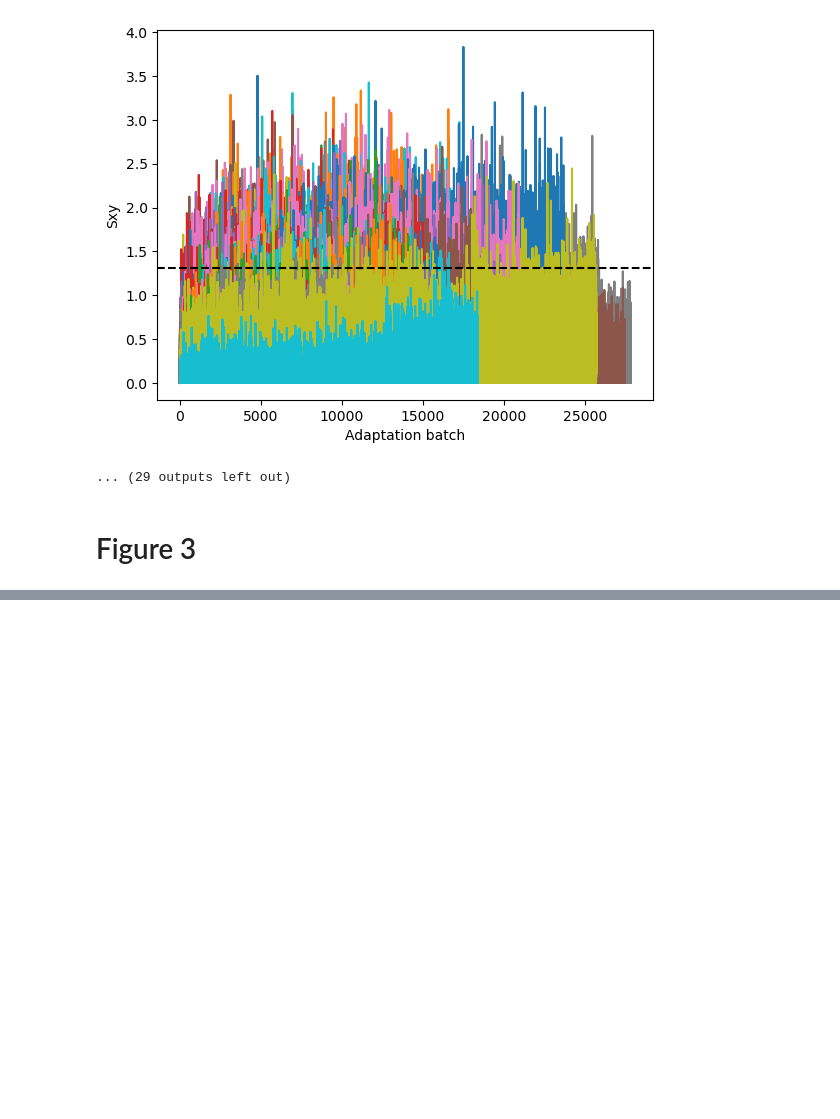
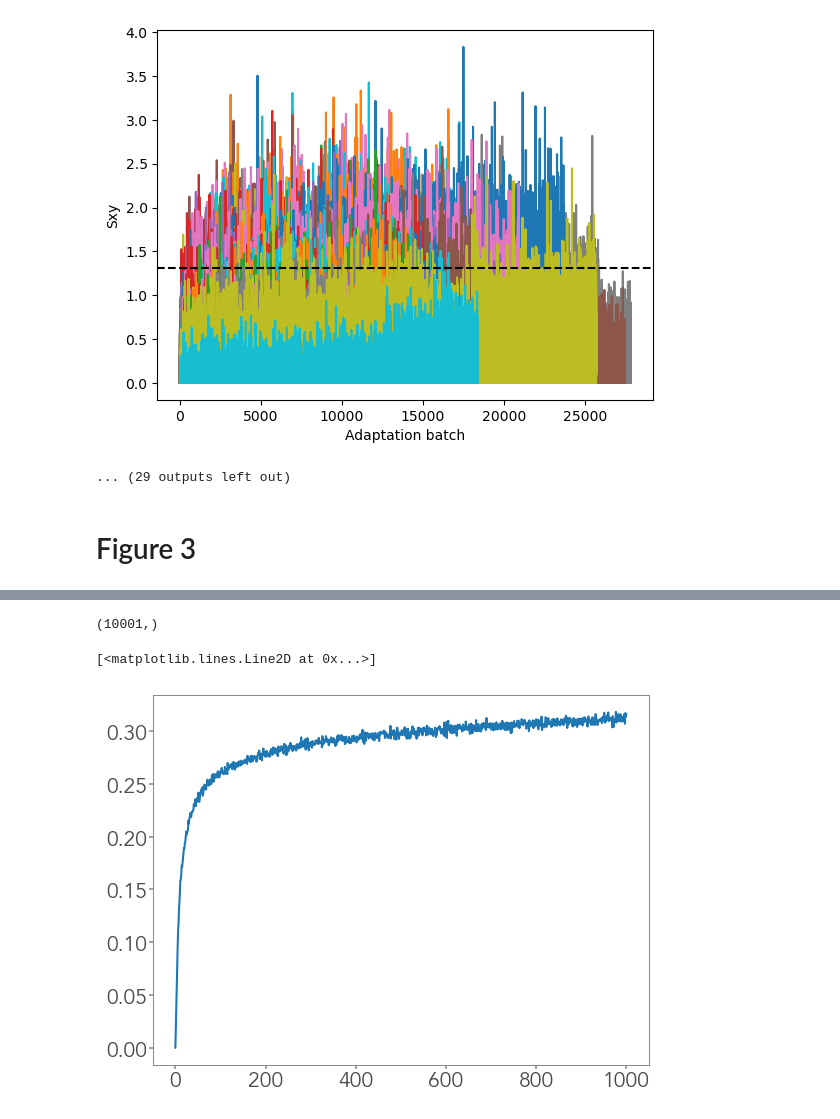
Before and after one commit to giorgionicoletti/InfoTrasduction, a Jupyter notebook: notebooks/Figure3.ipynb, the cells around one changed output, grey strips where cells are left out. Cells and saved outputs as stored; diff of their text form; code cells hidden in the pictures; blank space fills up the shorter version.

Commit message:
Final draft figure 3

```diff
--- a/notebooks/Figure3.ipynb
+++ b/notebooks/Figure3.ipynb
@@ -164,0 +289,9 @@ for i in range(len(Nsteps_array)):
+# %%
+Imean2.shape
+# %% [output]
+(10001,)
+# %%
+plt.plot(Imean2[::10])
+# %% [output]
+[<matplotlib.lines.Line2D at 0x...>]
+[figure, added]
```
Also changed, not shown: parts of 6 cells of this notebook, 2 other files.
